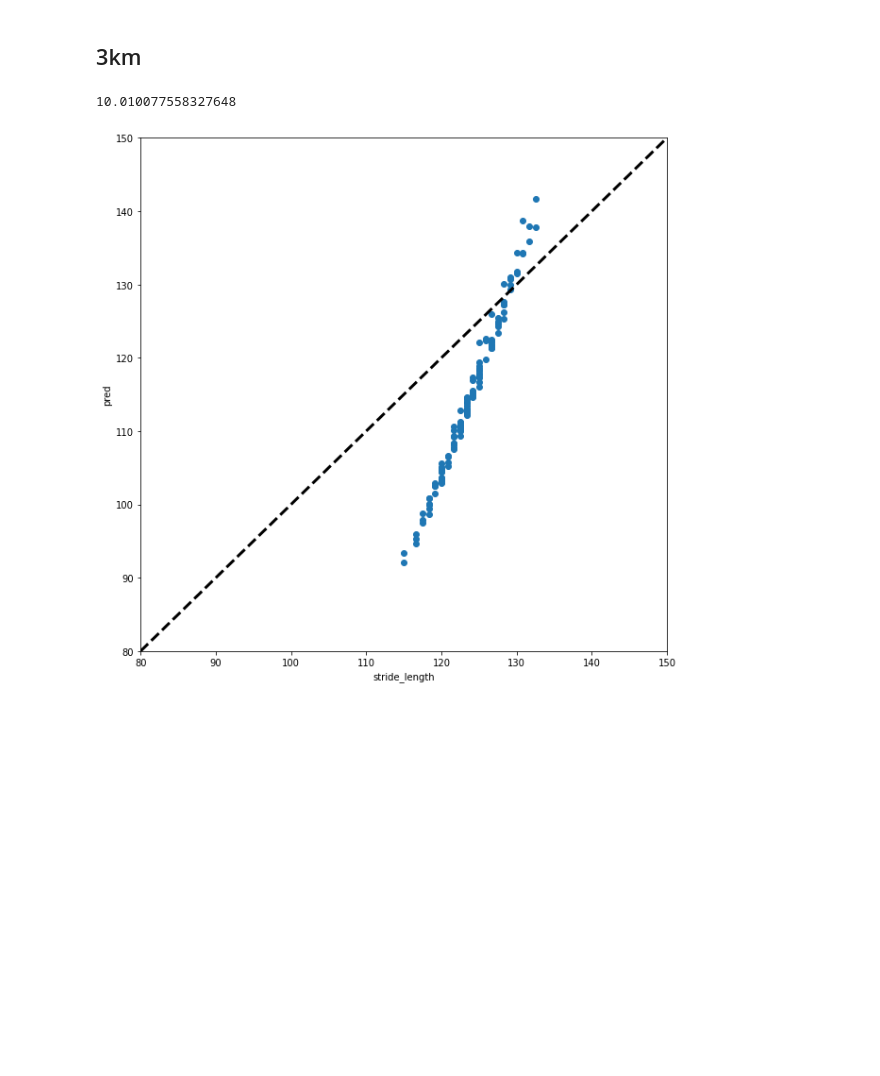
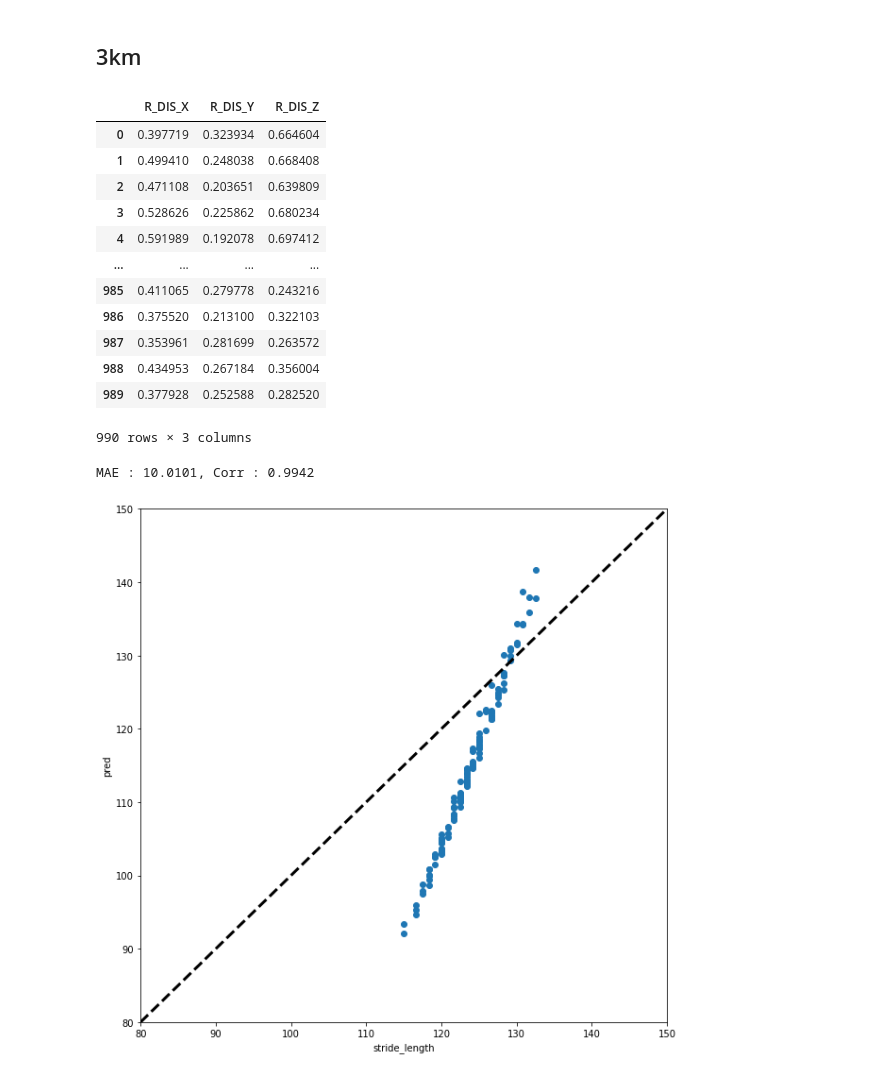
Before and after one commit to taeoowl/gait, a Jupyter notebook: gait/ksci/속도 세팅 별.ipynb, the cells around one changed output. Drawn from its saved outputs; the diff is of its cells as text; code cells hidden in the pictures; blank space fills up the shorter version.

```diff
--- a/gait/ksci/속도 세팅 별.ipynb
+++ b/gait/ksci/속도 세팅 별.ipynb
@@ -39,6 +39,22 @@ inputs_pst_train = get_position_salted(file_path_train, distance=True)
 file_path_test = "D:\gait_dataset/salted/3km/test/*"
 _, _, y_test = get_sensor_salted(file_path_test)
 inputs_pst_test = get_position_salted(file_path_test, distance=True)
+# %%
+x_train
+# %% [output]
+|  | R_DIS_X | R_DIS_Y | R_DIS_Z |
+| 0 | 0.397719 | 0.323934 | 0.664604 |
+| 1 | 0.499410 | 0.248038 | 0.668408 |
+| 2 | 0.471108 | 0.203651 | 0.639809 |
+| 3 | 0.528626 | 0.225862 | 0.680234 |
+| 4 | 0.591989 | 0.192078 | 0.697412 |
+| ... | ... | ... | ... |
+| 985 | 0.411065 | 0.279778 | 0.243216 |
+| 986 | 0.375520 | 0.213100 | 0.322103 |
+| 987 | 0.353961 | 0.281699 | 0.263572 |
+| 988 | 0.434953 | 0.267184 | 0.356004 |
+| 989 | 0.377928 | 0.252588 | 0.282520 |
+990 rows × 3 columns
 # %%
 x_train = pd.DataFrame(inputs_pst_train)
 x_train.columns =  ['R_DIS_X', 'R_DIS_Y', 'R_DIS_Z']
@@ -51,9 +67,10 @@ reg.fit(x_train, y_train)
 y_pred = reg.predict(x_test)
 # %%
 MAE = mean_absolute_error(y_test, y_pred)
-MAE
+corr = np.corrcoef(y_test, y_pred)
+print('MAE : {:.4f}, Corr : {:.4f}'.format(MAE, corr[0, 1]))
 # %% [output]
-10.010077558327648
+MAE : 10.0101, Corr : 0.9942
 # %%
 plt.figure(figsize=(10, 10))
 plt.scatter(y_test, y_pred)
```
Also changed, not shown: parts of 1 cell of this notebook, 3 other files.
